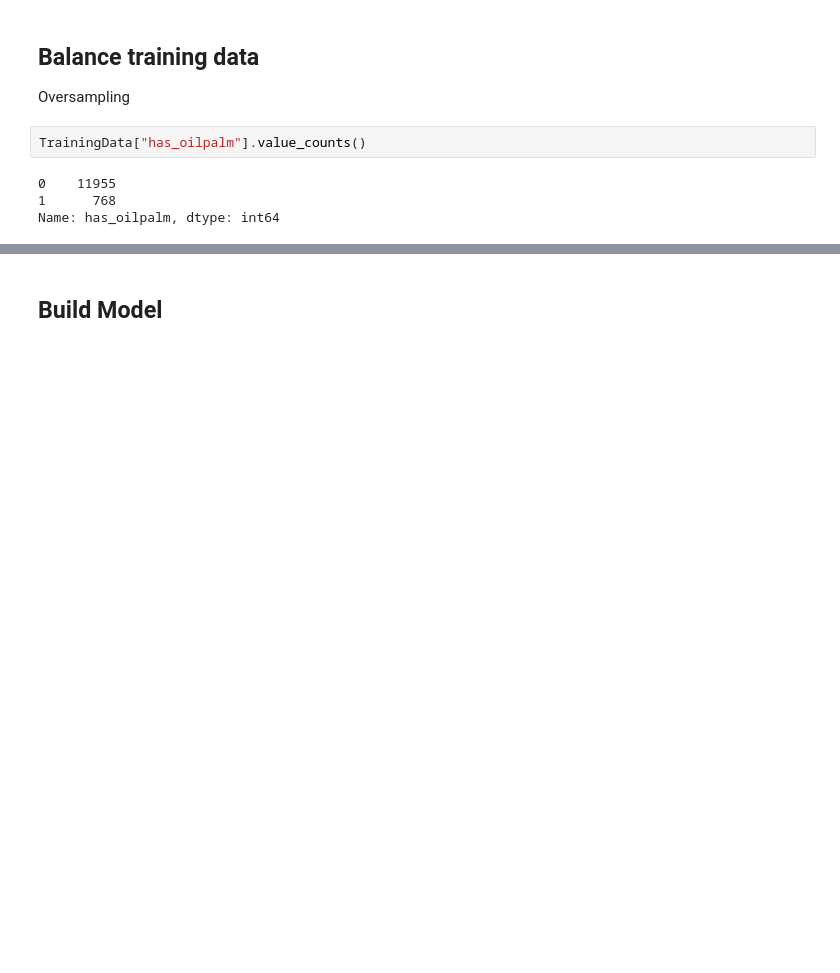
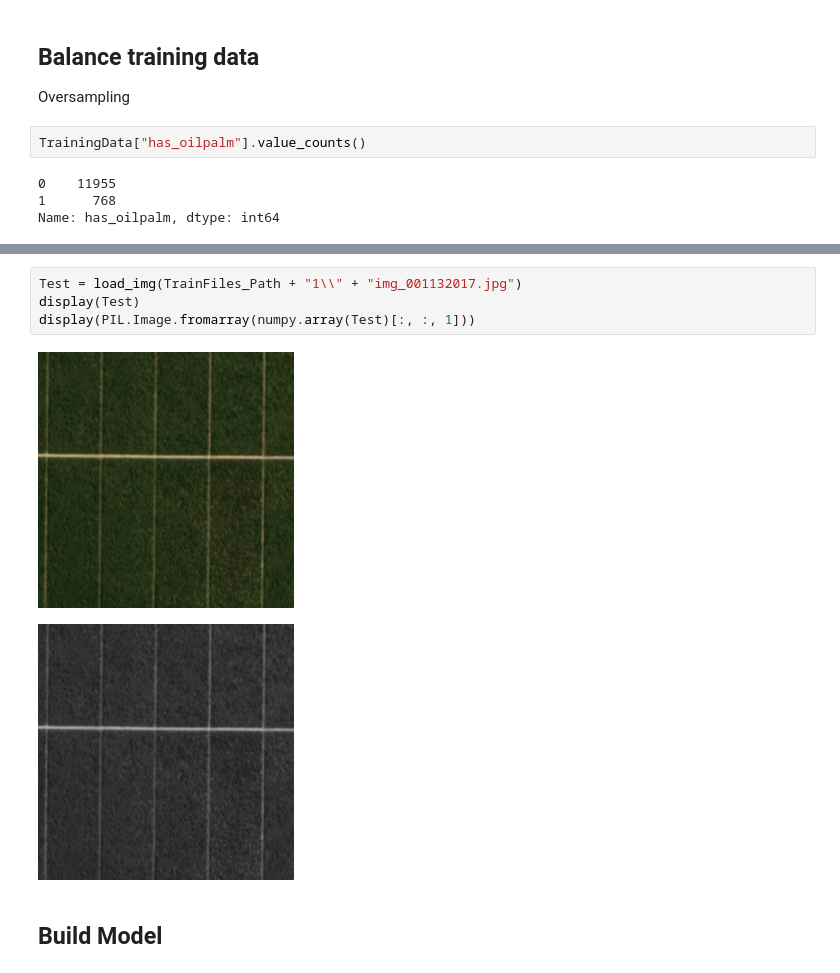
Before and after one commit to NormanHung/Kaggle.WIDS_DataThon2019, a Jupyter notebook: Image Classification.ipynb, the cells around one changed output, grey strips where cells are left out. Cells and saved outputs as stored; diff of their text form; blank space fills up the shorter version.

```diff
--- a/Image Classification.ipynb
+++ b/Image Classification.ipynb
@@ -243,4 +263,11 @@ After
 Name: has_oilpalm, dtype: int64
+# %%
+Test = load_img(TrainFiles_Path + "1\\" + "img_001132017.jpg")
+display(Test)
+display(PIL.Image.fromarray(numpy.array(Test)[:, :, 1]))
+# %% [output]
+[figure, added]
+[figure, added]
 # %% [markdown]
 ## Build Model
 # %%
```
Also changed, not shown: parts of 12 cells of this notebook.
